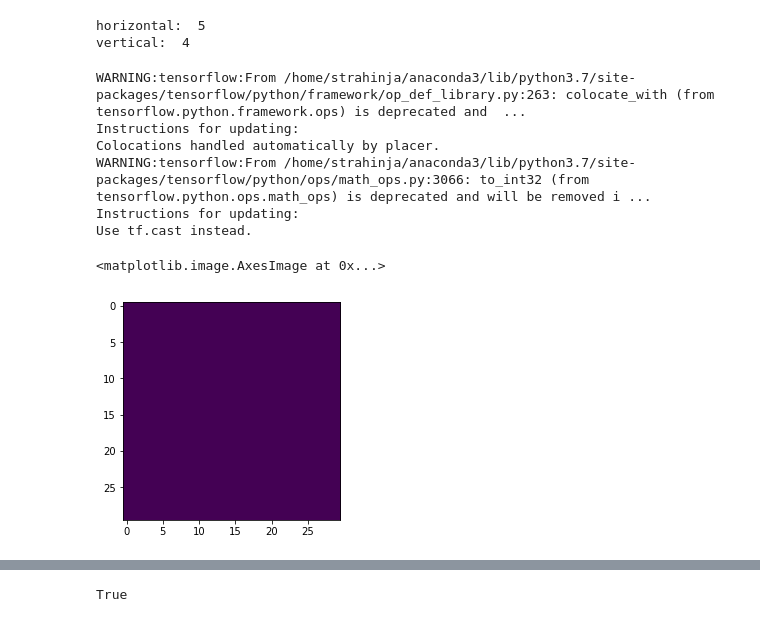
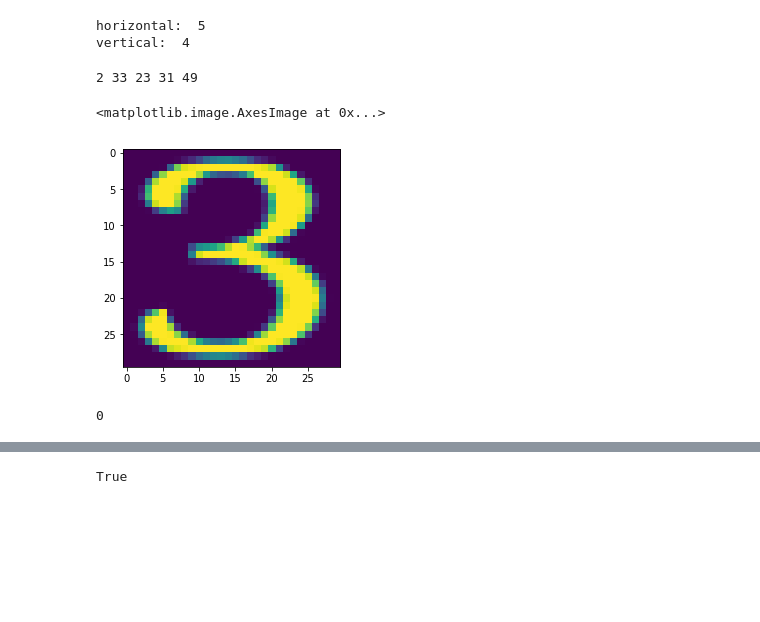
Before and after one commit to filozof50/sudoku_solver, a Jupyter notebook: sudoku_solver.ipynb, the cells around one changed output, grey strips where cells are left out. Saved outputs shown, nothing was run; the diff lists cells and outputs as text; code cells hidden in the pictures; blank space fills up the shorter version.

```diff
--- a/sudoku_solver.ipynb
+++ b/sudoku_solver.ipynb
@@ -10,7 +8,7 @@ Using TensorFlow backend.
 # %%
 from PIL import Image
 
-file = '/home/strahinja/Desktop/samsung_galaxy_j_1_mini/4.png'
+file = '/home/strahinja/Desktop/Cveks/10.png'
 image = cv2.imread(file, cv2.IMREAD_GRAYSCALE)
 
 label = file.rfind("/")
@@ -44,6 +42,6 @@ plt.imshow(img, cmap='gray')
 # %%
 kernel = (5,5)
-img = cv2.dilate(img, kernel, iterations=1)
+img = cv2.dilate(img, kernel, iterations=3)
 # %%
 plt.imshow(img, cmap='gray')
 # %% [output]
@@ -250,18 +248,13 @@ def filter_1(image):
 # %%
 from keras.models import load_model
 
-model = load_model('./neural_unfiltered.hdf5')
+model = load_model('./neural_network.hdf5')
-# %% [output]
-WARNING:tensorflow:From /home/strahinja/anaconda3/lib/python3.7/site-packages/tensorflow/python/framework/op_def_library.py:263: colocate_with (from tensorflow.python.framework.ops) is deprecated and  ...
-Instructions for updating:
-Colocations handled automatically by placer.
-WARNING:tensorflow:From /home/strahinja/anaconda3/lib/python3.7/site-packages/tensorflow/python/ops/math_ops.py:3066: to_int32 (from tensorflow.python.ops.math_ops) is deprecated and will be removed i ...
-Instructions for updating:
-Use tf.cast instead.
 # %%
 def prepare_image(im):
 
     image = np.copy(im)
+
+#     plt.imshow(image)
 
     if (im.shape[0] > im.shape[1]):
         contour_movement = im.shape[0] // 6
@@ -273,7 +266,27 @@ def prepare_image(im):
     im = cv2.GaussianBlur(im,(1,1), 0)
     ret2, im = cv2.threshold(im, 130, 255, cv2.THRESH_BINARY)
 
-    plt.imshow(im)
+    for i in range(1, 100):
+        # top
+        top = im[i - 1 : i, i : im.shape[1] - i] == 255
+
+        # bottom
+        bottom = im[im.shape[0] - i - 1 : im.shape[0] - i, i : im.shape[1] - i - 1] == 255
+
+        # left
+        left = im[i - 1 : im.shape[0] - i, i - 1 : i] == 255
+
+        # right
+        right = im[i - 1 : im.shape[0] - i, im.shape[1] - i - 1 : im.shape[1] - i] == 255
+
+#         print(left, right, top, bottom)
+        if np.all(left) and np.all(right) and np.all(top) and np.all(bottom):
+            break
+
+    im[ : i, :] = 255
+    im[im.shape[0] - i : , : ] = 255
+    im[ : , : i] = 255
+    im[ : , im.shape[1] - i : ] = 255
 
     _, contours, hierarchy = cv2.findContours(im, cv2.RETR_LIST, cv2.CHAIN_APPROX_SIMPLE)
 
@@ -283,12 +296,9 @@ def prepare_image(im):
 
     for contour in contours:
         x,y,w,h = cv2.boundingRect(contour)
-        if x >= contour_movement and x < 4 * contour_movement:
+        if x >= 1:
             entered = True
             break
-
-# # #     contour = contours[3]
-# # #     x,y,w,h = cv2.boundingRect(contour)
 
     if len(contours) == 0 or len(contours) == 1 or entered == False:
         im = cv2.resize(im, (30, 30) , interpolation = cv2.INTER_AREA)
@@ -301,46 +311,48 @@ def prepare_image(im):
     image = cv2.resize(image, (30, 30) , interpolation = cv2.INTER_LINEAR)
     ret2, im = cv2.threshold(image, 150, 255, cv2.THRESH_BINARY)
 
-#     print(len(contours), x, y, w, h)
+    print(len(contours), x, y, w, h)
 #     plt.scatter(x - 1, y - 1)
 #     plt.scatter(x + w + 1, y - 1)
 #     plt.scatter(x - 1, y + h + 1)
 #     plt.scatter(x + w + 1, y + h + 1)
 #     plt.imshow(im)
 
     im = cv2.bitwise_not(im, im)
     image = cv2.bitwise_not(image, image)
 
+#     plt.imshow(image)
+
     return image
 
+x_cell = 0
+y_cell = 3
 
-x_cell = 0
-y_cell = 6
-
-# nmb = 5
-# sudoku_number = 20
+# # nmb = 5
+# # sudoku_number = 20
 
 img = start_image[y_pos + x_cell * cell_size_y : y_pos + (x_cell + 1) * cell_size_y,
               x_pos + y_cell * cell_size_x : x_pos + (y_cell + 1) * cell_size_x]
 
 img = prepare_image(img)
 
 plt.imshow(img)
 
 # print(np.argmax(model.predict(img.reshape(1, 30, 30, 1))))
 
 # # print(image)
 # import matplotlib
 # # for i in range(0, 21):
 # # matplotlib.image.imsave('/home/strahinja/Desktop/valjda_kraj/new_kraj/digits/' + str(sudoku_number) + '_' + str(nmb) + '.png', img)
 # # matplotlib.image.imsave('/home/strahinja/Desktop/valjda_kraj/new_kraj/filtered_digits/' + str(sudoku_number) + '_' + str(nmb) + '.png', img1)
 # # print(img)
 
 # # print(img)
 # plt.imshow(img, cmap = 'gray')
 # %% [output]
-<matplotlib.image.AxesImage at 0x...>
+2 33 23 31 49
+<matplotlib.image.AxesImage at 0x...>
-[figure, old version]
+[figure, new version]
 # %%
 def predict_number(model, img):
     from PIL import Image
@@ -369,7 +381,17 @@ def predict_number(model, img):
 
 # plt.imshow(im)
 
-# print(predict_number(model, im))
+x_cell = 1
+y_cell = 5
+
+img = start_image[y_pos + x_cell * cell_size_y : y_pos + (x_cell + 1) * cell_size_y,
+              x_pos + y_cell * cell_size_x : x_pos + (y_cell + 1) * cell_size_x]
+
+img = prepare_image(img)
+
+print(predict_number(model, img))
+# %% [output]
+0
 # %%
 # x = 0
 # y = 7
```
Also changed, not shown: parts of 16 cells of this notebook.
